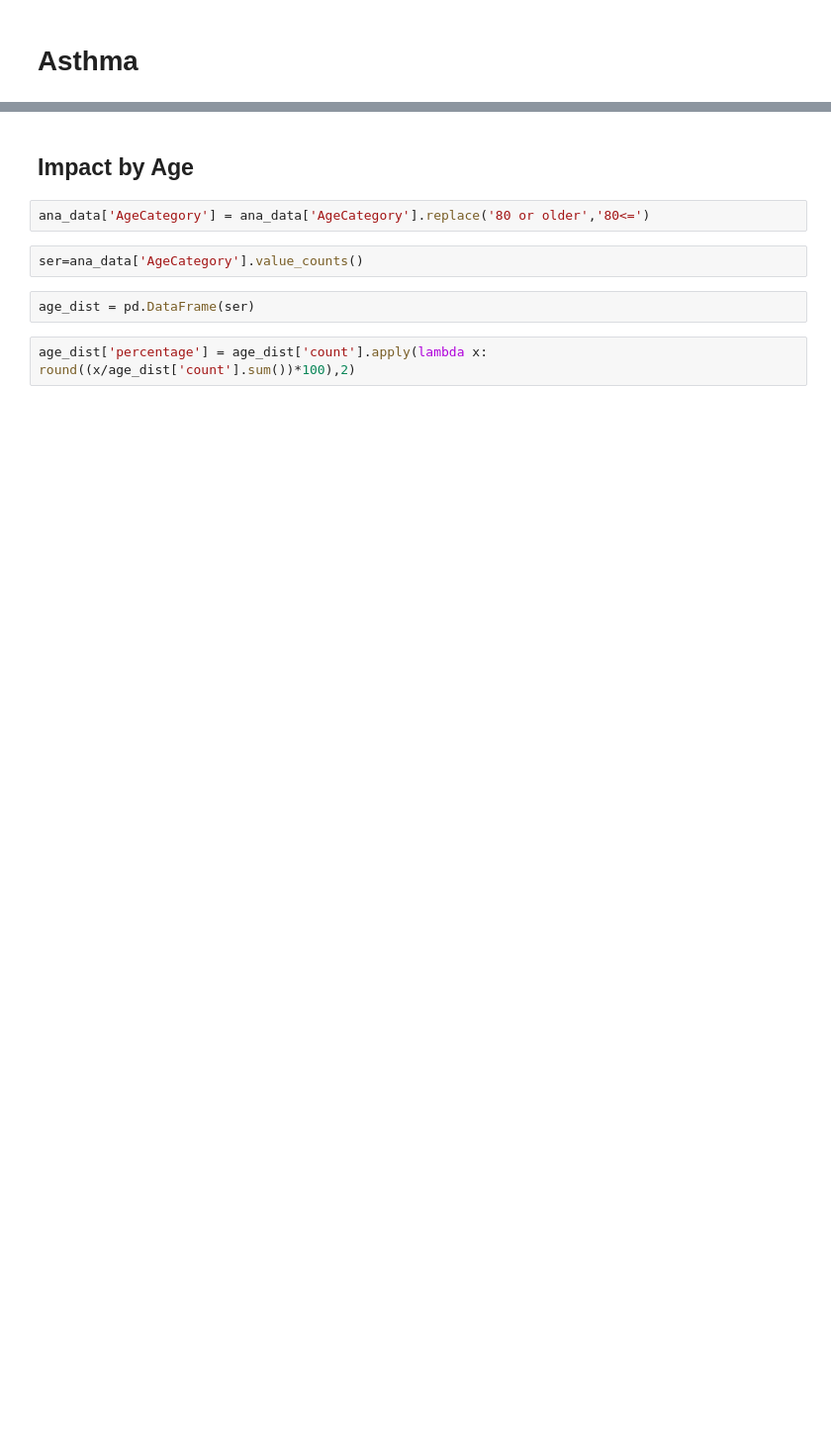
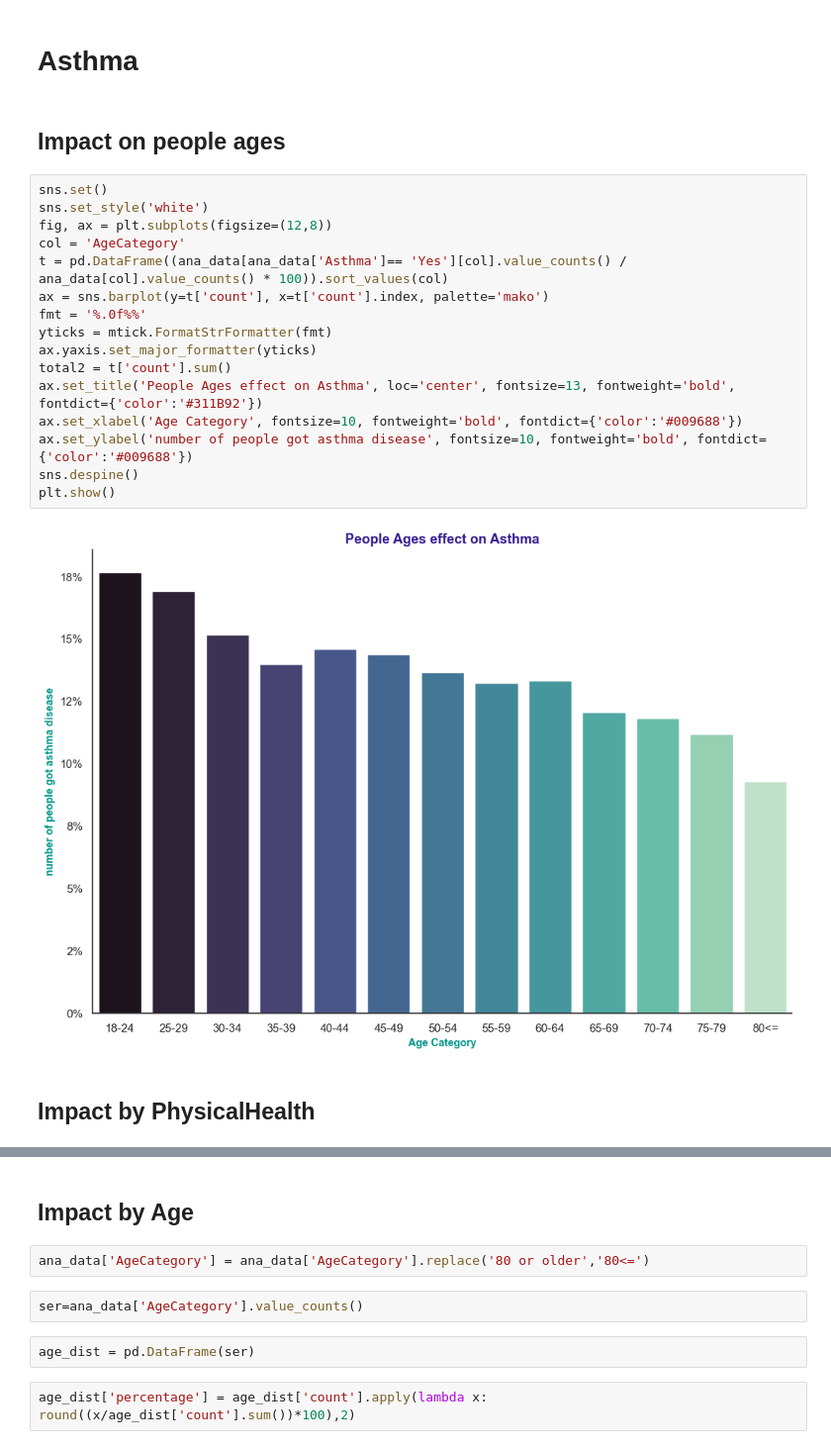
Before and after one commit to LamPhuss/tkud-project, a Jupyter notebook: TKUD_Projects/AS_Model.ipynb, the cells around one changed output, grey strips where cells are left out. Shown at 99% size. Drawn from its saved outputs; the diff is of its cells as text; blank space fills up the shorter version.

```diff
--- a/TKUD_Projects/AS_Model.ipynb
+++ b/TKUD_Projects/AS_Model.ipynb
@@ -367,2 +198,24 @@ Text(0.5, 0.98, 'Details with respect to gender')
 # %% [markdown]
 # Asthma
+# %% [markdown]
+## Impact on people ages
+# %%
+sns.set()
+sns.set_style('white')
+fig, ax = plt.subplots(figsize=(12,8))
+col = 'AgeCategory'
+t = pd.DataFrame((ana_data[ana_data['Asthma']== 'Yes'][col].value_counts() / ana_data[col].value_counts() * 100)).sort_values(col)
+ax = sns.barplot(y=t['count'], x=t['count'].index, palette='mako')
+fmt = '%.0f%%'
+yticks = mtick.FormatStrFormatter(fmt)
+ax.yaxis.set_major_formatter(yticks)
+total2 = t['count'].sum()
+ax.set_title('People Ages effect on Asthma', loc='center', fontsize=13, fontweight='bold', fontdict={'color':'#311B92'})
+ax.set_xlabel('Age Category', fontsize=10, fontweight='bold', fontdict={'color':'#009688'})
+ax.set_ylabel('number of people got asthma disease', fontsize=10, fontweight='bold', fontdict={'color':'#009688'})
+sns.despine()
+plt.show()
+# %% [output]
+[figure, added]
+# %% [markdown]
+## Impact by PhysicalHealth
```
Also changed, not shown: parts of 141 cells of this notebook.
